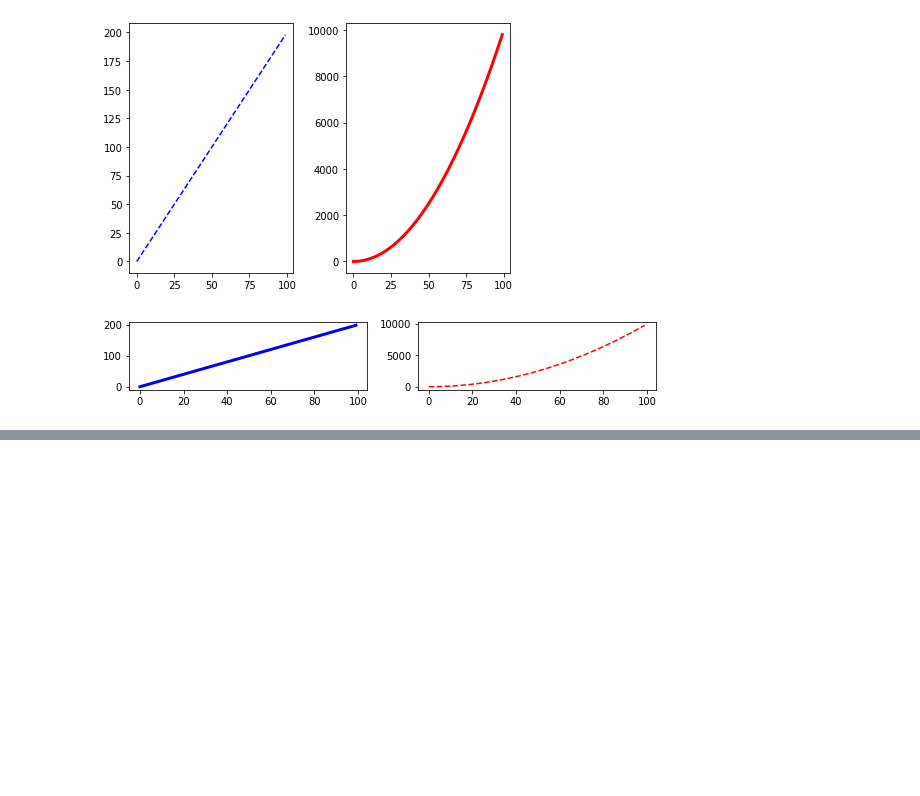
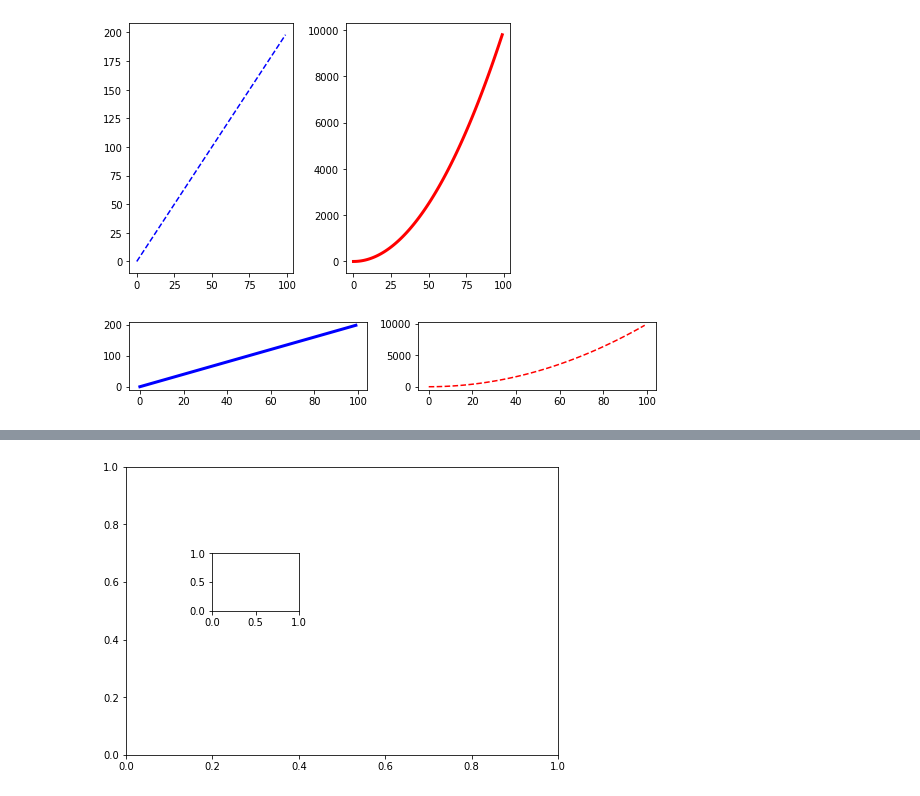
Before and after one commit to Sojiknight/PyDatSciStuds, a Jupyter notebook: Data visualization section.ipynb, the cells around one changed output, grey strips where cells are left out. Drawn from its saved outputs; the diff is of its cells as text; code cells hidden in the pictures; blank space fills up the shorter version.

```diff
--- a/Data visualization section.ipynb
+++ b/Data visualization section.ipynb
@@ -493,0 +511,7 @@ z = x**2
+# %%
+fig2 = plt.figure()
+
+ax1 = fig2.add_axes([0,0,1,1])
+ax2 = fig2.add_axes([.2,.5,.2,.2])
+# %% [output]
+[figure, added]
```
Also changed, not shown: parts of 6 cells of this notebook.
